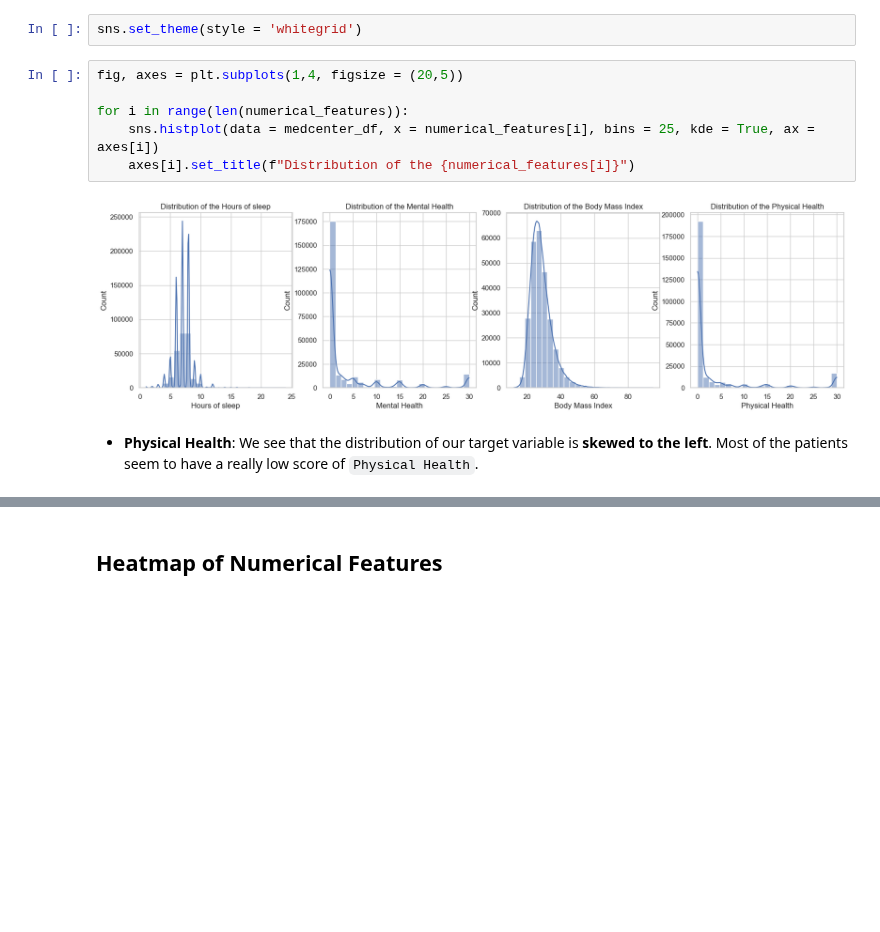
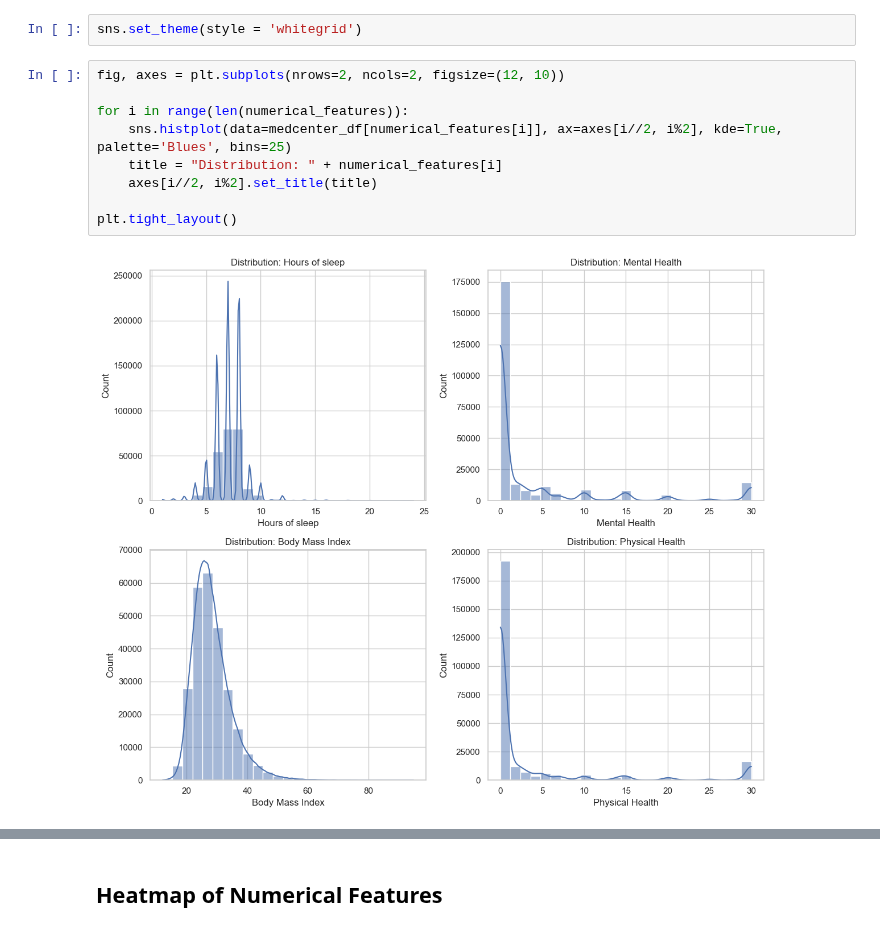
Before and after one commit to Dadd0/AI_MedCare_282401, a Jupyter notebook: main.ipynb, the cells around one changed output, grey strips where cells are left out. Saved outputs shown, nothing was run; the diff lists cells and outputs as text; blank space fills up the shorter version.

```diff
--- a/main.ipynb
+++ b/main.ipynb
@@ -149,12 +149,13 @@ dtype: int64
 # %%
 sns.set_theme(style = 'whitegrid')
 # %%
-fig, axes = plt.subplots(1,4, figsize = (20,5))
+fig, axes = plt.subplots(nrows=2, ncols=2, figsize=(12, 10))
 
 for i in range(len(numerical_features)):
-    sns.histplot(data = medcenter_df, x = numerical_features[i], bins = 25, kde = True, ax = axes[i])
-    axes[i].set_title(f"Distribution of the {numerical_features[i]}")
+    sns.histplot(data=medcenter_df[numerical_features[i]], ax=axes[i//2, i%2], kde=True, palette='Blues', bins=25)
+    title = "Distribution: " + numerical_features[i]
+    axes[i//2, i%2].set_title(title)
+
+plt.tight_layout()
 # %% [output]
-[figure, old version]
+[figure, new version]
-# %% [markdown]
-- **Physical Health**: We see that the distribution of our target variable is **skewed to the left**. Most of the patients seem to have a really low score of `Physical Health`.
```
Also changed, not shown: parts of 4 cells of this notebook.
